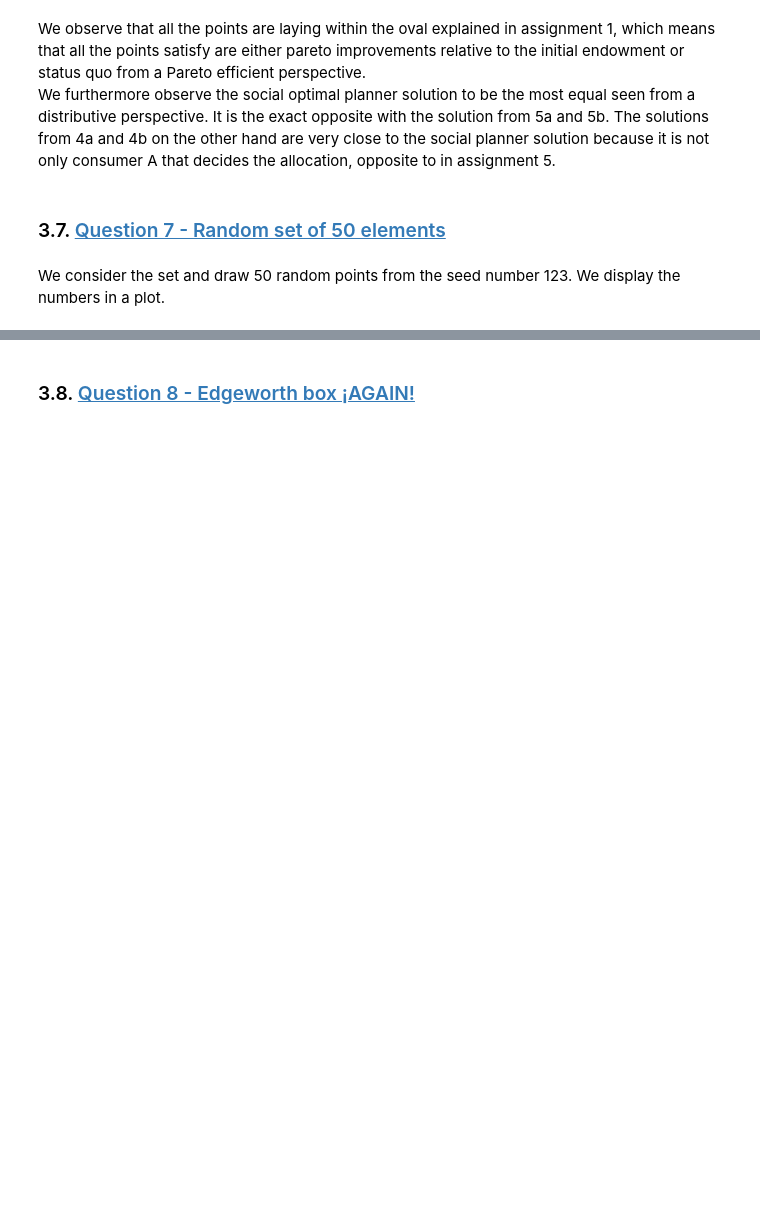
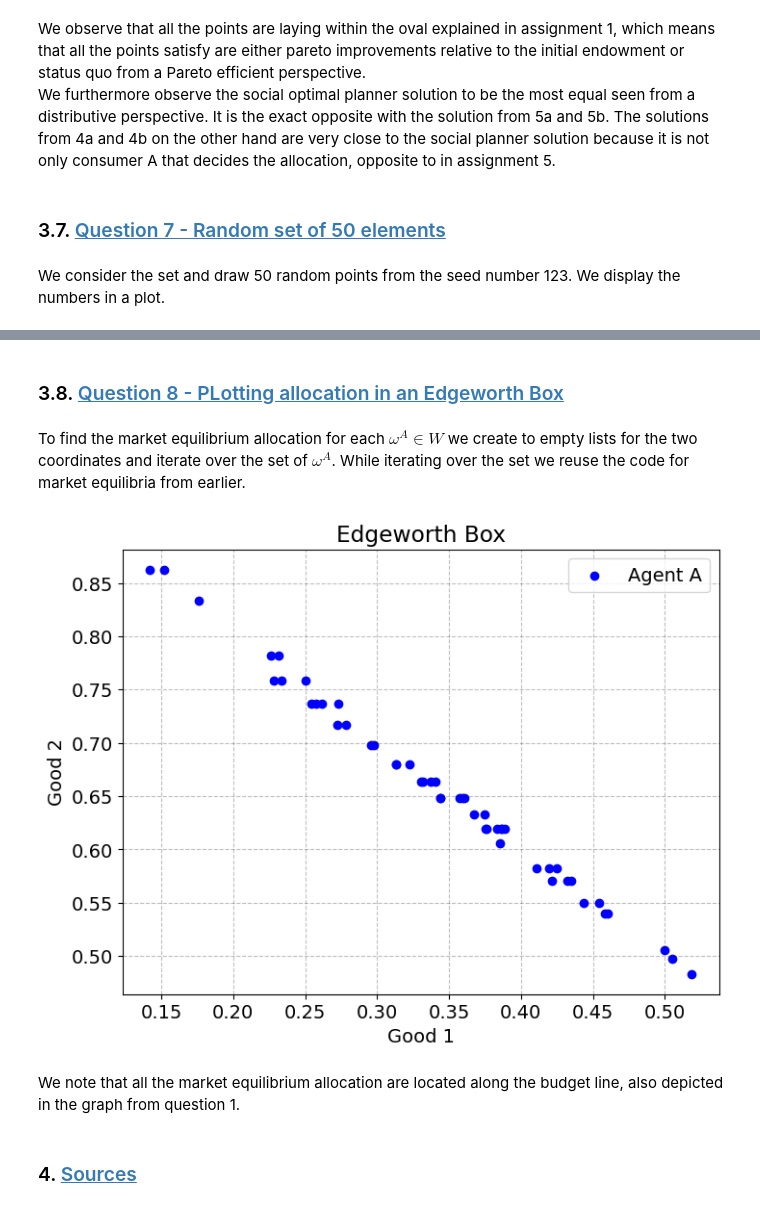
Before and after one commit to NumEconCopenhagen/projects-2024-econtechvets, a Jupyter notebook: inauguralproject/inauguralproject.ipynb, the cells around one changed output, grey strips where cells are left out. Cells and saved outputs as stored; diff of their text form; code cells hidden in the pictures; blank space fills up the shorter version.

Commit message:
Question 8 done

```diff
--- a/inauguralproject/inauguralproject.ipynb
+++ b/inauguralproject/inauguralproject.ipynb
@@ -331,2 +358,46 @@ plt.show()
 # %% [markdown]
-### 3.8. <a id='toc3_11_'></a>[Question 8 - Edgeworth box ¡AGAIN!](#toc0_)
+### 3.8. <a id='toc3_11_'></a>[Question 8 - PLotting allocation in an Edgeworth Box](#toc0_)
+# %% [markdown]
+To find the market equilibrium allocation for each $\omega^A\in W$ we create to empty lists for the two coordinates and iterate over the set of $\omega^A$. While iterating over the set we reuse the code for market equilibria from earlier.
+# %%
+# Create lists to store market equilibrium allocations
+x1A_list = []
+x2A_list = []
+
+# Iterate over different values of par.w1a and par.w2a
+for w1a, w2a in W:
+    # Set endowment levels for agent A
+    model.par.w1A = w1a
+    model.par.w2A = w2a
+
+    # Define the range of prices
+    N = 75
+    P1 = [1 * 10**-8 + 2 * i / N for i in range(N + 1)]  # 1*10**-8 is added to avoid division by zero
+
+    # Calculate market clearing errors
+    errors = model.calculate_market_clearing_errors(P1)
+
+    # Find market clearing price
+    market_clearing_price, min_error = model.find_market_clearing_price(P1)
+    x1A_market_eq = model.demand_A(market_clearing_price)
+    x1B_market_eq = model.demand_B(market_clearing_price)
+
+    # Append the market equilibrium allocation to lists
+    x1A_list.append(x1A_market_eq)
+    x2A_list.append(x1B_market_eq)
+
+# Plotting
+plt.figure(figsize=(8, 6))
+plt.scatter(x1A_list, x2A_list, label='Agent A', color='blue')
+plt.xlabel('Good 1')
+plt.ylabel('Good 2')
+plt.title('Edgeworth Box')
+plt.legend()
+plt.grid(True)
+plt.show()
+# %% [output]
+[figure, added]
+# %% [markdown]
+We note that all the market equilibrium allocation are located along the budget line, also depicted in the graph from question 1.
+# %% [markdown]
+### 4. <a id='toc3_11_'></a>[Sources](#toc0_)
```
Also changed, not shown: parts of 12 cells of this notebook.
